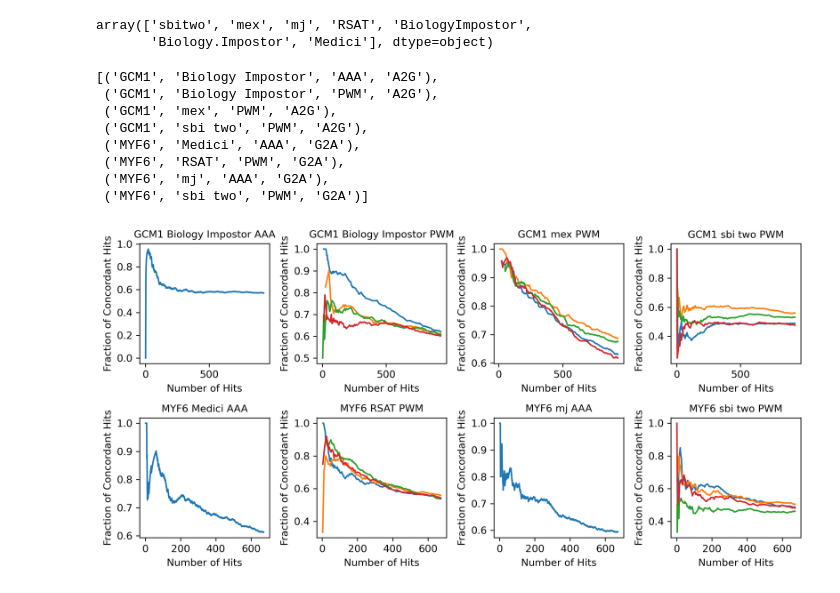
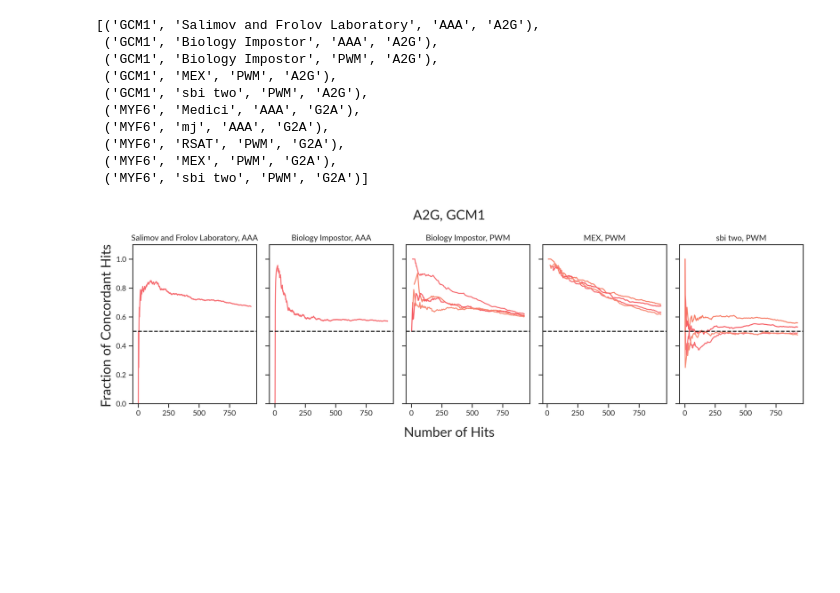
Before and after one commit to autosome-ru/IBIS-rSNP, a Jupyter notebook: notebooks/03_draw_curves_examples.ipynb, the cells around one changed output. Drawn from its saved outputs; the diff is of its cells as text; code cells hidden in the pictures; blank space fills up the shorter version.

Commit message:
supplementary curve plots

```diff
--- a/notebooks/03_draw_curves_examples.ipynb
+++ b/notebooks/03_draw_curves_examples.ipynb
@@ -6,6 +6,7 @@ from os.path import basename
 import pandas as pd
 import numpy as np
 from scipy.stats import fisher_exact
+from matplotlib import font_manager
 from tqdm.auto import tqdm
 import matplotlib.pyplot as plt
 import seaborn as sns
@@ -15,3 +16,8 @@ from pqdm.processes import pqdm
 chdir('/home/vladimirnoz/ibis')
 g2a = set(pd.read_table('finals.tsv').query('`Primary Discipline` == "G2A"')['Transcription factor'])
 HITS_THR = 10
+
+font_files = font_manager.findSystemFonts(fontpaths='/home/vladimirnoz/Fonts/')
+for font_file in font_files:
+    font_manager.fontManager.addfont(font_file)
+sns.set(style="ticks", font="lato")
@@ -45,6 +33,7 @@ def rename_teams(team):
         'SalimovAndFrolovLaboratory': 'Salimov and Frolov Laboratory',
         'sbitwo': 'sbi two',
         'TheMotifvators': 'The Motifvators',
+        'mex': 'MEX'
     }
     if team in team_rename_map:
         return team_rename_map[team]
@@ -76,57 +46,65 @@ for file_path in file_path_list:
     info = basename(file_path).replace('.tsv', '').split('@')
     df = pd.read_table(file_path)
     df['tf, team, model_type, discipline, submission'.split(', ')] = info
-    #df['team'] = rename_teams(info[1]).replace('.', ' ')
+    df['team'] = rename_teams(info[1]).replace('.', ' ')
     if 'thr' in df.columns:
         df['threshold'] = df['thr']
     else:
         df['thr'] = df['threshold']
     tables.append(df)
 df = pd.concat(tables)
-# %%
-df['team'].unique()
-# %% [output]
-array(['sbitwo', 'mex', 'mj', 'RSAT', 'BiologyImpostor',
-       'Biology.Impostor', 'Medici'], dtype=object)
 # %%
 order = ['tf', 'team', 'model_type', 'discipline']
-teams = sorted(list(set(df[order].itertuples(index=False, name=None))))
+def teams_sort_key(team):
+    if team == 'sbi two':
+        return 3
+    elif team == 'MEX':
+        return 2
+    elif team == 'Salimov and Frolov Laboratory':
+        return 0
+    else:
+        return 1
+teams = sorted(list(set(df[order].itertuples(index=False, name=None))), key=lambda x: (x[0], x[2], teams_sort_key(x[1]), x[1], x[3]))
 # %%
 teams
 # %% [output]
-[('GCM1', 'Biology Impostor', 'AAA', 'A2G'),
+[('GCM1', 'Salimov and Frolov Laboratory', 'AAA', 'A2G'),
+ ('GCM1', 'Biology Impostor', 'AAA', 'A2G'),
  ('GCM1', 'Biology Impostor', 'PWM', 'A2G'),
- ('GCM1', 'mex', 'PWM', 'A2G'),
+ ('GCM1', 'MEX', 'PWM', 'A2G'),
  ('GCM1', 'sbi two', 'PWM', 'A2G'),
  ('MYF6', 'Medici', 'AAA', 'G2A'),
+ ('MYF6', 'mj', 'AAA', 'G2A'),
  ('MYF6', 'RSAT', 'PWM', 'G2A'),
- ('MYF6', 'mj', 'AAA', 'G2A'),
+ ('MYF6', 'MEX', 'PWM', 'G2A'),
  ('MYF6', 'sbi two', 'PWM', 'G2A')]
 # %%
+fig, axs = plt.subplots(1, 5, dpi=300, figsize=(15, 5), sharey=True)
 
+colors = ["#F66B70", "#F77E68", "#F65C63", "#F78974"]
+fig.supxlabel('Number of Hits', fontsize=20, y=0.03)
+fig.supylabel('Fraction of Concordant Hits', fontsize=20)
+fig.suptitle('A2G, GCM1', fontsize=20)
+for i, info in enumerate(teams[:5]):
+    ax = axs[i]
 
-
-
-fig, axs = plt.subplots(2, 4, dpi=300, figsize=(10, 5))
-
-for i, info in enumerate(teams):
-    col = i % 4
-    row = i // 4
-    ax = axs[row][col]
-
-    ax.set_title(' '.join(info[:-1]), fontsize=10)
-
+    ax.set_title(', '.join(info[1:3]), fontsize=12)
     mask = True
     for col, value in zip(order, info):
         mask = (df[col] == value) * mask
     data = df[mask]
 
 
 
-    sns.lineplot(data=data, x='hits', y='conc_ratio', hue='submission', ax=ax)
-    ax.set_xlabel('Number of Hits')
-    ax.set_ylabel('Fraction of Concordant Hits')
+    sns.lineplot(data=data, x='hits', y='conc_ratio', hue='submission', ax=ax, palette=colors)
     ax.get_legend().remove()
+    ax.set_xlabel('')
+    ax.set_ylabel('')
+    ax.axhline(y=0.5, color='black', linestyle='--')
+    ax.set_ylim([0, 1.1])
+
 fig.tight_layout()
+fig.savefig('curves_plots/A2G.png', bbox_inches='tight')
+fig.savefig('curves_plots/A2G.pdf', bbox_inches='tight')
 # %% [output]
-[figure, old version]
+[figure, new version]
```
Also changed, not shown: parts of 3 cells of this notebook, 34 other files.
